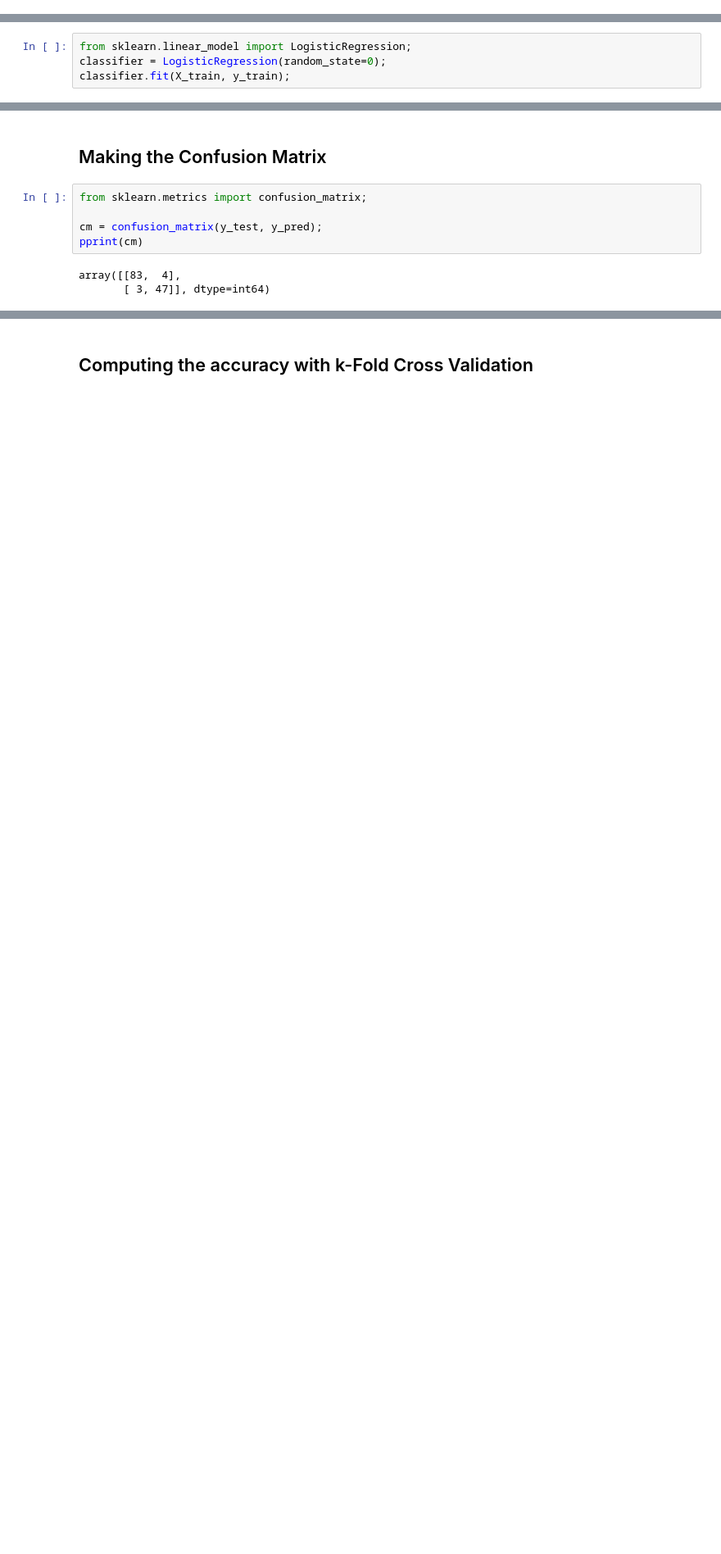
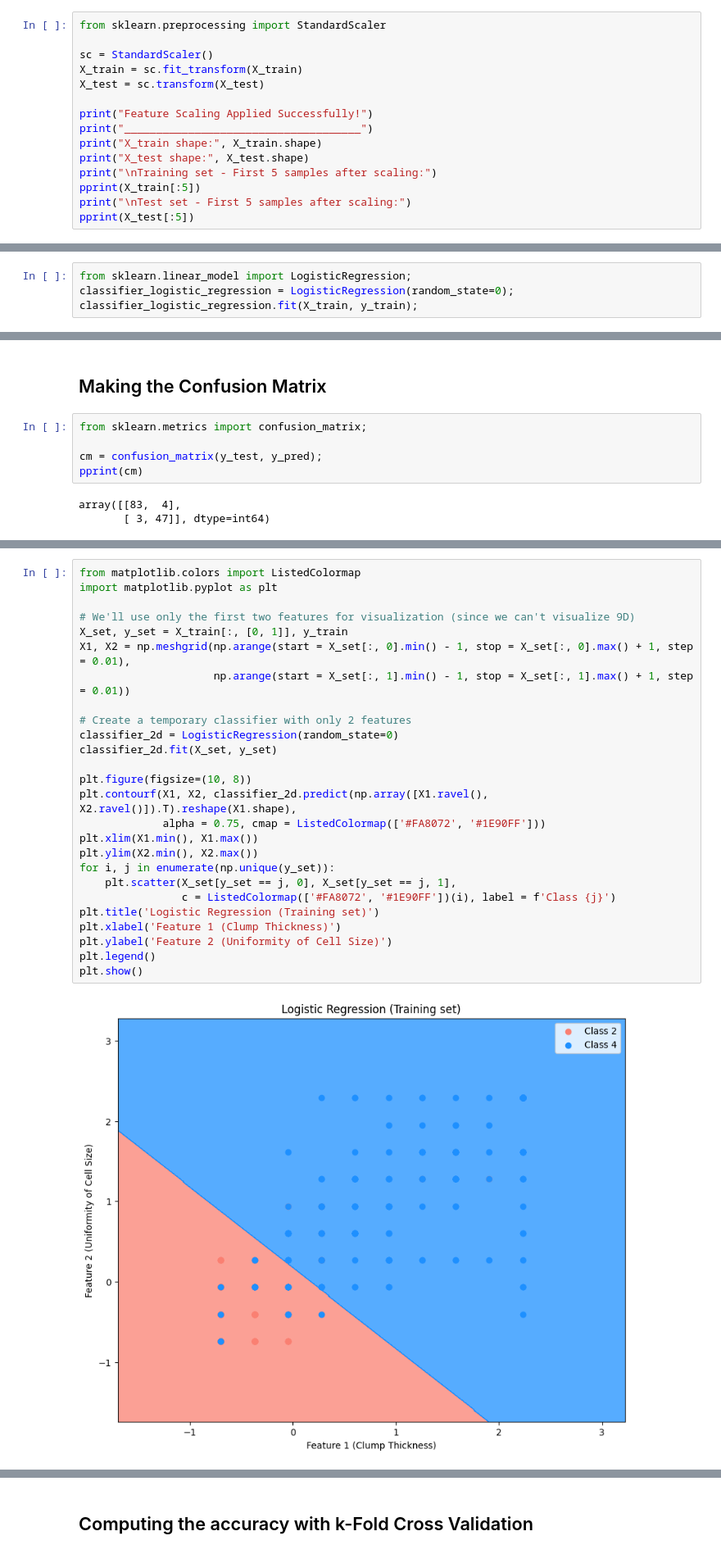
Before and after one commit to lbibi1805-dot/ML_BreastCancerWisconsin_Prediction, a Jupyter notebook: Codes/logistic_regression.ipynb, the cells around one changed output, grey strips where cells are left out. Shown at 82% size. Cells and saved outputs as stored; diff of their text form; blank space fills up the shorter version.

```diff
--- a/Codes/logistic_regression.ipynb
+++ b/Codes/logistic_regression.ipynb
@@ -129,0 +132,15 @@ y_test 137
+# %%
+from sklearn.preprocessing import StandardScaler
+
+sc = StandardScaler()
+X_train = sc.fit_transform(X_train)
+X_test = sc.transform(X_test)
+
+print("Feature Scaling Applied Successfully!")
+print("_____________________________________")
+print("X_train shape:", X_train.shape)
+print("X_test shape:", X_test.shape)
+print("\nTraining set - First 5 samples after scaling:")
+pprint(X_train[:5])
+print("\nTest set - First 5 samples after scaling:")
+pprint(X_test[:5])
@@ -131,8 +166,8 @@ y_test 137
 ## Training the Logistic Regression model on the Training set
 # %%
 from sklearn.linear_model import LogisticRegression;
-classifier = LogisticRegression(random_state=0);
-classifier.fit(X_train, y_train);
+classifier_logistic_regression = LogisticRegression(random_state=0);
+classifier_logistic_regression.fit(X_train, y_train);
 # %% [markdown]
 ## Predicting the Test set results
 # %%
@@ -158,0 +196,28 @@ array([[83,  4],
+# %%
+from matplotlib.colors import ListedColormap
+import matplotlib.pyplot as plt
+
+# We'll use only the first two features for visualization (since we can't visualize 9D)
+X_set, y_set = X_train[:, [0, 1]], y_train
+X1, X2 = np.meshgrid(np.arange(start = X_set[:, 0].min() - 1, stop = X_set[:, 0].max() + 1, step = 0.01),
+                     np.arange(start = X_set[:, 1].min() - 1, stop = X_set[:, 1].max() + 1, step = 0.01))
+
+# Create a temporary classifier with only 2 features
+classifier_2d = LogisticRegression(random_state=0)
+classifier_2d.fit(X_set, y_set)
+
+plt.figure(figsize=(10, 8))
+plt.contourf(X1, X2, classifier_2d.predict(np.array([X1.ravel(), X2.ravel()]).T).reshape(X1.shape),
+             alpha = 0.75, cmap = ListedColormap(['#FA8072', '#1E90FF']))
+plt.xlim(X1.min(), X1.max())
+plt.ylim(X2.min(), X2.max())
+for i, j in enumerate(np.unique(y_set)):
+    plt.scatter(X_set[y_set == j, 0], X_set[y_set == j, 1],
+                c = ListedColormap(['#FA8072', '#1E90FF'])(i), label = f'Class {j}')
+plt.title('Logistic Regression (Training set)')
+plt.xlabel('Feature 1 (Clump Thickness)')
+plt.ylabel('Feature 2 (Uniformity of Cell Size)')
+plt.legend()
+plt.show()
+# %% [output]
+[figure, added]
```
Also changed, not shown: parts of 8 cells of this notebook, 1 other file.
